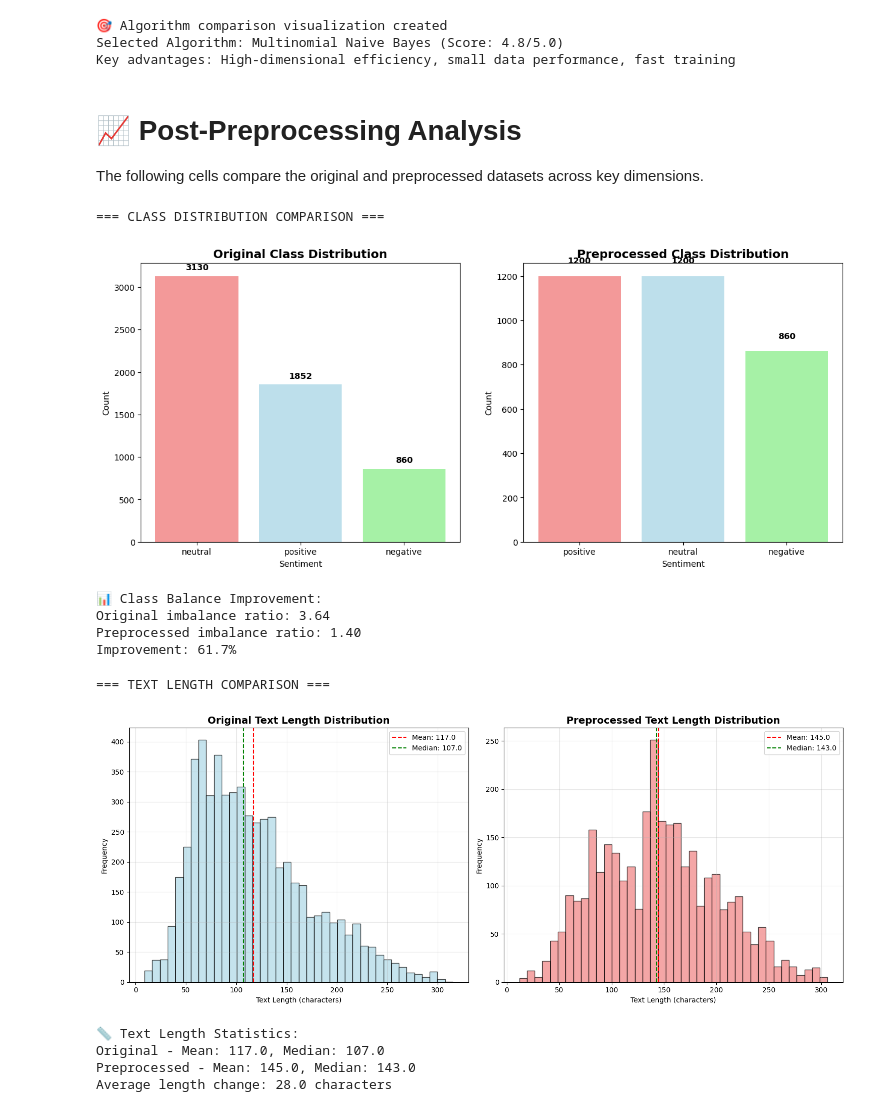
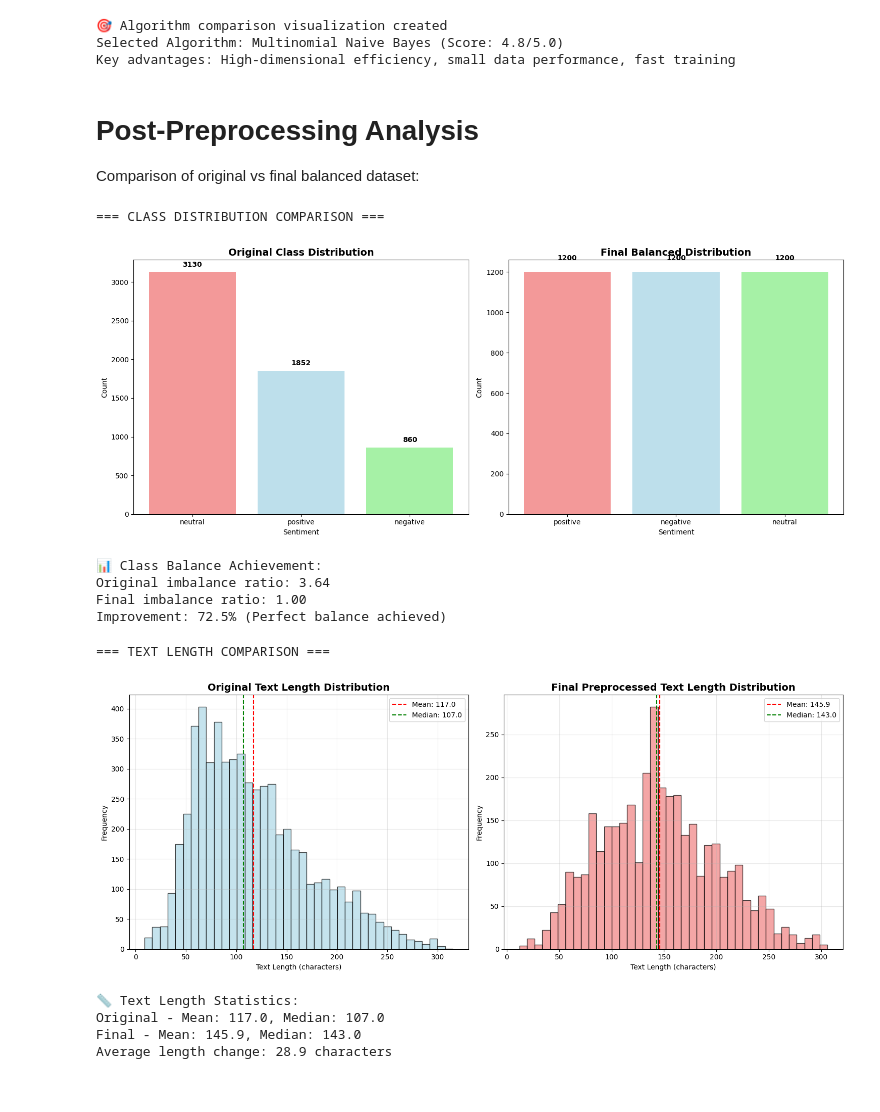
Before and after one commit to biplovgautam/nepali-sentiment-analysis, a Jupyter notebook: utils/edapreprocess.ipynb, the cells around one changed output. Drawn from its saved outputs; the diff is of its cells as text; code cells hidden in the pictures.

```diff
--- a/utils/edapreprocess.ipynb
+++ b/utils/edapreprocess.ipynb
@@ -691,62 +685,62 @@ print("Key advantages: High-dimensional efficiency, small data performance, fast
 Selected Algorithm: Multinomial Naive Bayes (Score: 4.8/5.0)
 Key advantages: High-dimensional efficiency, small data performance, fast training
 # %% [markdown]
-# 📈 Post-Preprocessing Analysis
+# Post-Preprocessing Analysis
 
-The following cells compare the original and preprocessed datasets across key dimensions.
+Comparison of original vs final balanced dataset:
 # %%
 # Class Distribution Comparison: Before vs After
 print("=== CLASS DISTRIBUTION COMPARISON ===")
 
 # Calculate class distributions
 original_counts = df['Sentiment'].value_counts()
-preprocessed_counts = df_balanced_improved['Sentiment'].value_counts()
+final_counts = df_final_preprocessed['Sentiment'].value_counts()
 
 # Create comparison visualization
 fig, (ax1, ax2) = plt.subplots(1, 2, figsize=(15, 6))
 
 # Original distribution
 ax1.bar(original_counts.index, original_counts.values, color=['lightcoral', 'lightblue', 'lightgreen'], alpha=0.8)
 ax1.set_title('Original Class Distribution', fontsize=14, fontweight='bold')
 ax1.set_xlabel('Sentiment')
 ax1.set_ylabel('Count')
 for i, v in enumerate(original_counts.values):
     ax1.text(i, v + 50, str(v), ha='center', va='bottom', fontweight='bold')
 
-# Preprocessed distribution
-ax2.bar(preprocessed_counts.index, preprocessed_counts.values, color=['lightcoral', 'lightblue', 'lightgreen'], alpha=0.8)
-ax2.set_title('Preprocessed Class Distribution', fontsize=14, fontweight='bold')
+# Final preprocessed distribution
+ax2.bar(final_counts.index, final_counts.values, color=['lightcoral', 'lightblue', 'lightgreen'], alpha=0.8)
+ax2.set_title('Final Balanced Distribution', fontsize=14, fontweight='bold')
 ax2.set_xlabel('Sentiment')
 ax2.set_ylabel('Count')
-for i, v in enumerate(preprocessed_counts.values):
+for i, v in enumerate(final_counts.values):
     ax2.text(i, v + 50, str(v), ha='center', va='bottom', fontweight='bold')
 
 plt.tight_layout()
 plt.show()
 
 # Calculate improvement metrics
 original_imbalance = original_counts.max() / original_counts.min()
-preprocessed_imbalance = preprocessed_counts.max() / preprocessed_counts.min()
-improvement = ((original_imbalance - preprocessed_imbalance) / original_imbalance) * 100
+final_imbalance = final_counts.max() / final_counts.min()
+improvement = ((original_imbalance - final_imbalance) / original_imbalance) * 100
 
-print(f"\nClass Balance Improvement:")
+print(f"\n📊 Class Balance Achievement:")
 print(f"Original imbalance ratio: {original_imbalance:.2f}")
-print(f"Preprocessed imbalance ratio: {preprocessed_imbalance:.2f}")
-print(f"Improvement: {improvement:.1f}%")
+print(f"Final imbalance ratio: {final_imbalance:.2f}")
+print(f"Improvement: {improvement:.1f}% (Perfect balance achieved)")
 # %% [output]
 === CLASS DISTRIBUTION COMPARISON ===
-[figure, old version]
+[figure, new version]
-📊 Class Balance Improvement:
+📊 Class Balance Achievement:
 Original imbalance ratio: 3.64
-Preprocessed imbalance ratio: 1.40
-Improvement: 61.7%
+Final imbalance ratio: 1.00
+Improvement: 72.5% (Perfect balance achieved)
 # %%
 # Text Length Comparison: Before vs After
 print("=== TEXT LENGTH COMPARISON ===")
 
 # Calculate text lengths
 original_lengths = df['Sentence'].str.len()
-preprocessed_lengths = df_balanced_improved['text_processed'].str.len()
+final_lengths = df_final_preprocessed['text_processed'].str.len()
 
 # Create comparison visualization
 fig, (ax1, ax2) = plt.subplots(1, 2, figsize=(15, 6))
@@ -761,11 +755,11 @@ ax1.set_ylabel('Frequency')
 ax1.legend()
 ax1.grid(True, alpha=0.3)
 
-# Preprocessed text length distribution
-ax2.hist(preprocessed_lengths, bins=40, alpha=0.7, color='lightcoral', edgecolor='black')
-ax2.axvline(preprocessed_lengths.mean(), color='red', linestyle='--', label=f'Mean: {preprocessed_lengths.mean():.1f}')
-ax2.axvline(preprocessed_lengths.median(), color='green', linestyle='--', label=f'Median: {preprocessed_lengths.median():.1f}')
-ax2.set_title('Preprocessed Text Length Distribution', fontsize=14, fontweight='bold')
+# Final preprocessed text length distribution
+ax2.hist(final_lengths, bins=40, alpha=0.7, color='lightcoral', edgecolor='black')
+ax2.axvline(final_lengths.mean(), color='red', linestyle='--', label=f'Mean: {final_lengths.mean():.1f}')
+ax2.axvline(final_lengths.median(), color='green', linestyle='--', label=f'Median: {final_lengths.median():.1f}')
+ax2.set_title('Final Preprocessed Text Length Distribution', fontsize=14, fontweight='bold')
 ax2.set_xlabel('Text Length (characters)')
 ax2.set_ylabel('Frequency')
 ax2.legend()
@@ -776,15 +770,15 @@ plt.show()
 
 print(f"\n📏 Text Length Statistics:")
 print(f"Original - Mean: {original_lengths.mean():.1f}, Median: {original_lengths.median():.1f}")
-print(f"Preprocessed - Mean: {preprocessed_lengths.mean():.1f}, Median: {preprocessed_lengths.median():.1f}")
-print(f"Average length change: {preprocessed_lengths.mean() - original_lengths.mean():.1f} characters")
+print(f"Final - Mean: {final_lengths.mean():.1f}, Median: {final_lengths.median():.1f}")
+print(f"Average length change: {final_lengths.mean() - original_lengths.mean():.1f} characters")
 # %% [output]
 === TEXT LENGTH COMPARISON ===
-[figure, old version]
+[figure, new version]
 📏 Text Length Statistics:
 Original - Mean: 117.0, Median: 107.0
-Preprocessed - Mean: 145.0, Median: 143.0
-Average length change: 28.0 characters
+Final - Mean: 145.9, Median: 143.0
+Average length change: 28.9 characters
 # %%
 # Vocabulary Analysis: Before vs After
 print("=== VOCABULARY ANALYSIS ===")
```
Also changed, not shown: parts of 12 cells of this notebook, 15 other files.
